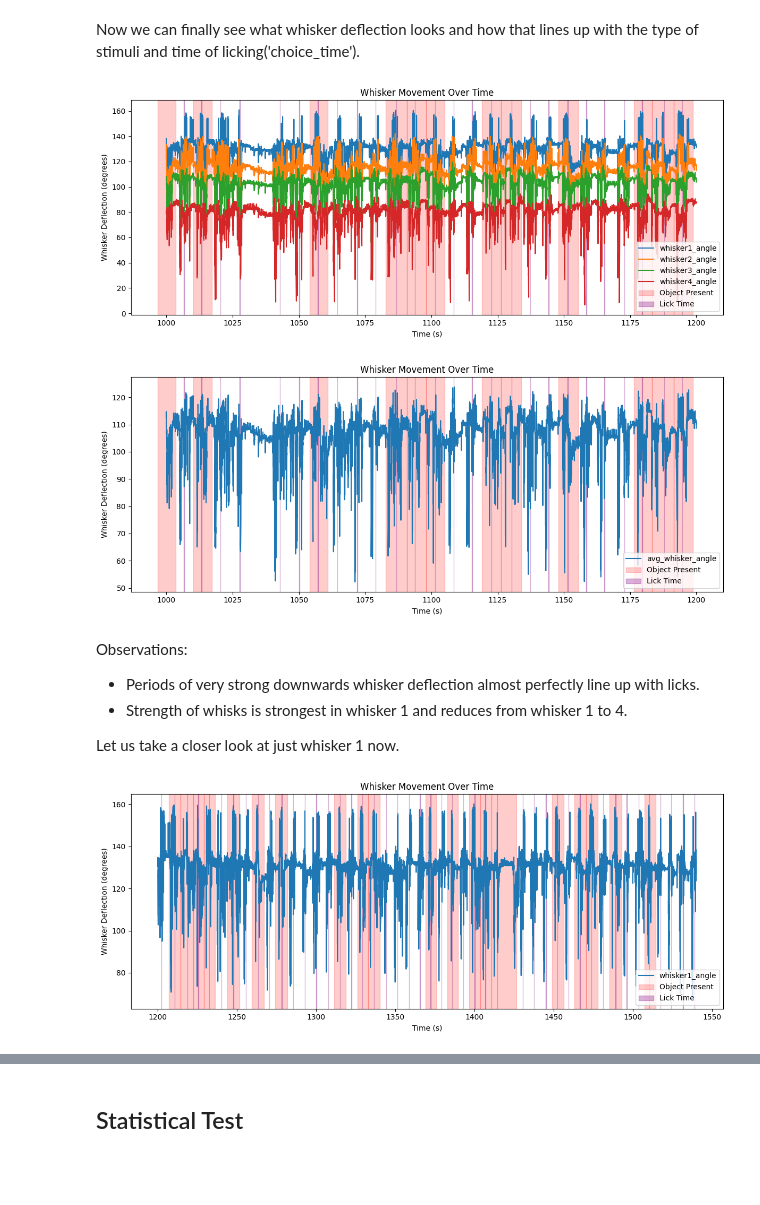
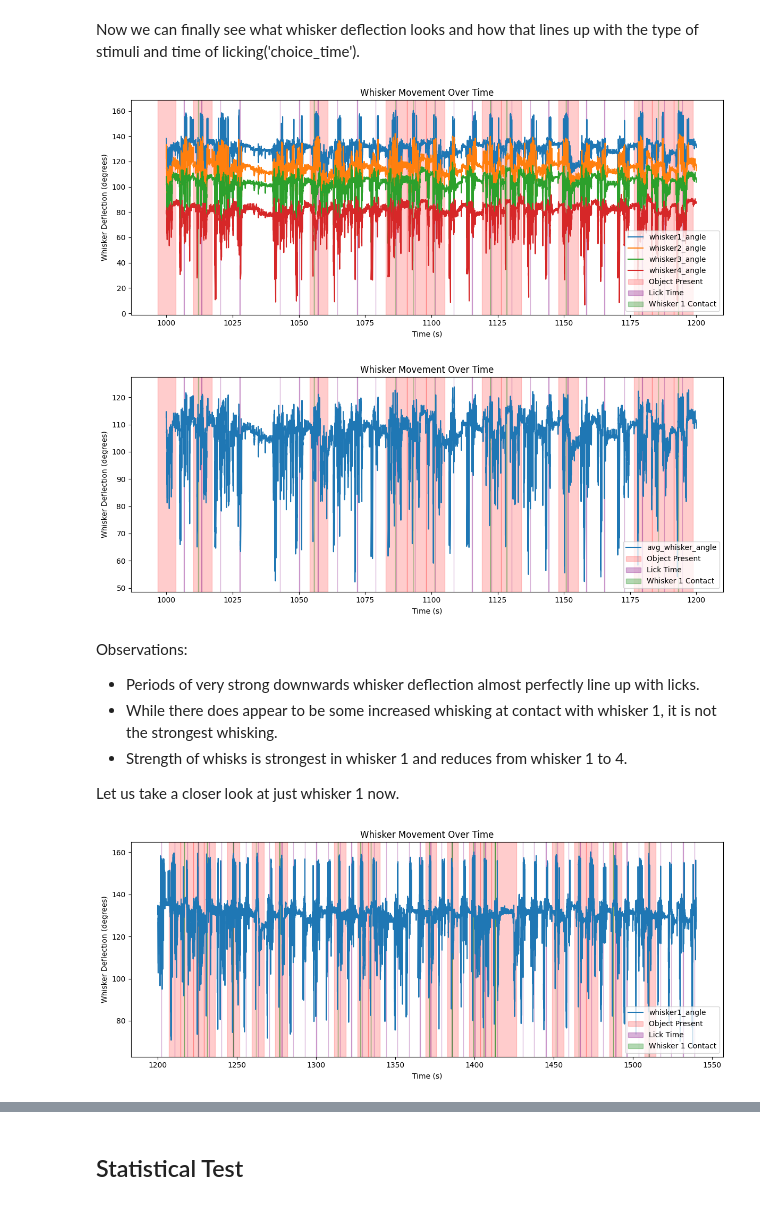
Before and after one commit to mramosot524/BIPN-162-GroupProject, a Jupyter notebook: BIPN162_Final_Project.ipynb, the cells around one changed output, grey strips where cells are left out. Drawn from its saved outputs; the diff is of its cells as text; code cells hidden in the pictures; blank space fills up the shorter version.

```diff
--- a/BIPN162_Final_Project.ipynb
+++ b/BIPN162_Final_Project.ipynb
@@ -177,0 +184,3 @@ stimuli
+# %%
+contacts_by_whisker_1 = data.processing['behavior'].data_interfaces['contacts_by_whisker_C0'].to_dataframe()
+contacts_by_whisker_1
@@ -236,34 +263,43 @@ cols = [
 start, end = 1000, 1200  # change as needed
 subset = whiskers_dlc.loc[start:end, cols]
 
 ax = subset.plot(figsize=(12, 5))
 plt.xlabel("Time (s)")
 plt.ylabel("Whisker Deflection (degrees)")
 plt.title("Whisker Movement Over Time")
 
 stimulus_added = False
 for s, e in zip(stimuli['start_time'][stimuli['stimulus'] != 'nothing'], stimuli['stop_time'][stimuli['stimulus'] != 'nothing']):
     if e >= start and s <= end:
         if not stimulus_added:
             plt.axvspan(s, e, color='red', alpha=0.2, label='Object Present')
             stimulus_added = True
         else:
             plt.axvspan(s, e, color='red', alpha=0.2)
 
 choice_added = False
 for c in stimuli['choice_time']:
     if start <= c <= end:
         if not choice_added:
             plt.axvspan(c, c + 0.1, color='purple', alpha=0.3, label='Lick Time')
             choice_added = True
         else:
             plt.axvspan(c, c + 0.1, color='purple', alpha=0.3)
 
+contact_added = False
+for s, e in zip(contacts_by_whisker_1['start_time'], contacts_by_whisker_1['stop_time']):
+    if e >= start and s <= end:
+        if not contact_added:
+            plt.axvspan(s, e, color='green', alpha=0.3, label='Whisker 1 Contact')
+            contact_added = True
+        else:
+            plt.axvspan(s, e, color='green', alpha=0.3)
+
 plt.legend(loc='lower right')
 plt.tight_layout()
 plt.show()
 # %% [output]
-[figure, old version]
+[figure, new version]
 # %%
 cols = [
     'avg_whisker_angle'
@@ -295,14 +331,24 @@ for c in stimuli['choice_time']:
         else:
             plt.axvspan(c, c + 0.1, color='purple', alpha=0.3)
 
+contact_added = False
+for s, e in zip(contacts_by_whisker_1['start_time'], contacts_by_whisker_1['stop_time']):
+    if e >= start and s <= end:
+        if not contact_added:
+            plt.axvspan(s, e, color='green', alpha=0.3, label='Whisker 1 Contact')
+            contact_added = True
+        else:
+            plt.axvspan(s, e, color='green', alpha=0.3)
+
 plt.legend(loc='lower right')
 plt.tight_layout()
 plt.show()
 # %% [output]
-[figure, old version]
+[figure, new version]
 # %% [markdown]
 Observations:
 - Periods of very strong downwards whisker deflection almost perfectly line up with licks.
+- While there does appear to be some increased whisking at contact with whisker 1, it is not the strongest whisking.
 - Strength of whisks is strongest in whisker 1 and reduces from whisker 1 to 4.
 
 Let us take a closer look at just whisker 1 now.
@@ -337,8 +383,17 @@ for c in stimuli['choice_time']:
         else:
             plt.axvspan(c, c + 0.1, color='purple', alpha=0.3)
 
+contact_added = False
+for s, e in zip(contacts_by_whisker_1['start_time'], contacts_by_whisker_1['stop_time']):
+    if e >= start and s <= end:
+        if not contact_added:
+            plt.axvspan(s, e, color='green', alpha=0.3, label='Whisker 1 Contact')
+            contact_added = True
+        else:
+            plt.axvspan(s, e, color='green', alpha=0.3)
+
 plt.legend(loc='lower right')
 plt.tight_layout()
 plt.show()
 # %% [output]
-[figure, old version]
+[figure, new version]
```
Also changed, not shown: parts of 6 cells of this notebook.
